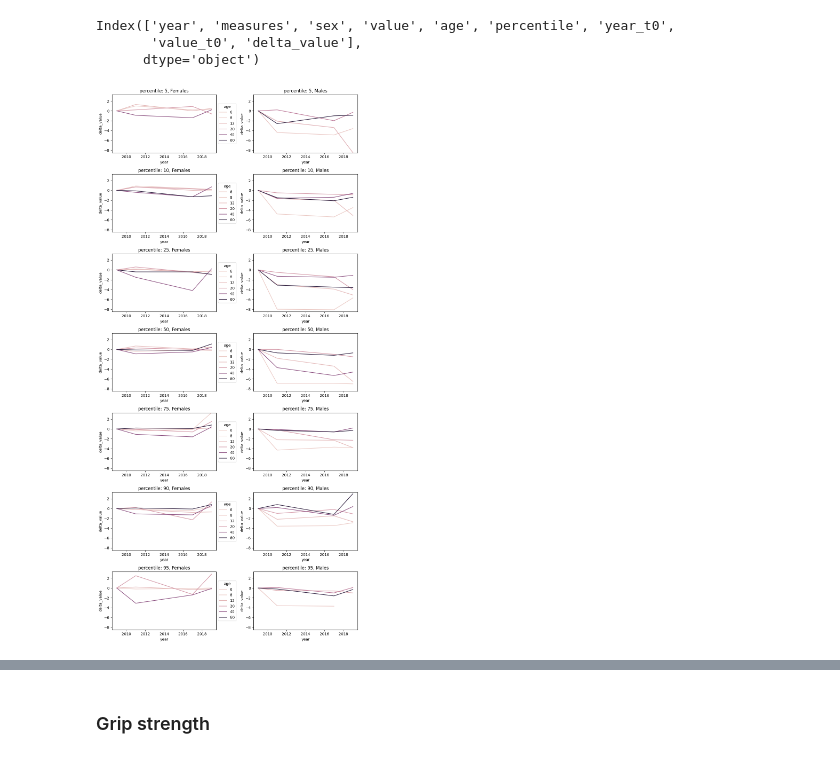
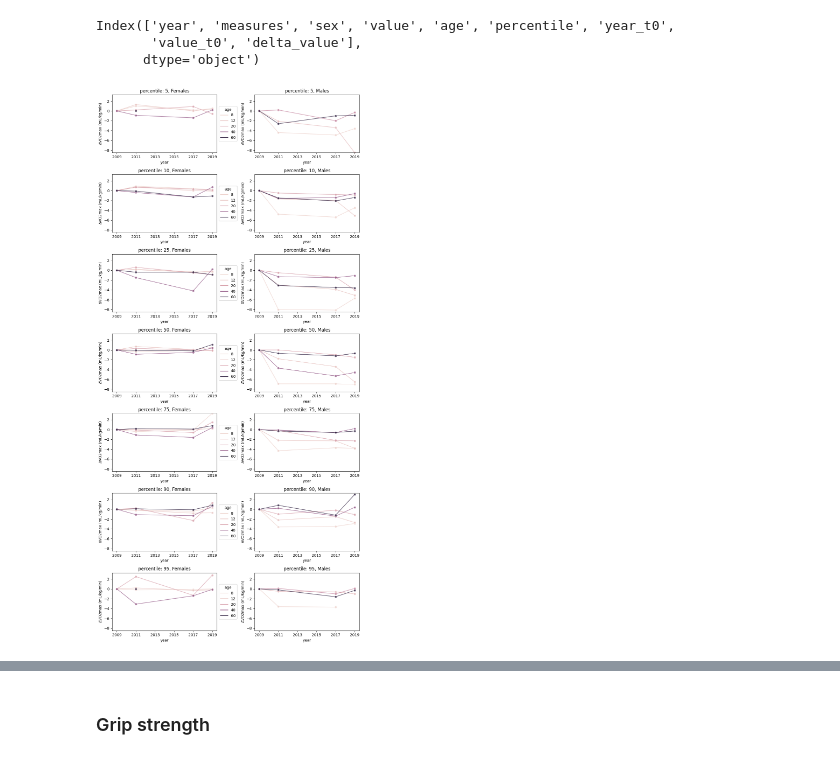
Before and after one commit to silvhua/lighthouse-RnR-project, a Jupyter notebook: canada_fitness.ipynb, the cells around one changed output, grey strips where cells are left out. Saved outputs shown, nothing was run; the diff lists cells and outputs as text; code cells hidden in the pictures.

Commit message:
add figures

```diff
--- a/canada_fitness.ipynb
+++ b/canada_fitness.ipynb
@@ -19,7 +20,7 @@ relevant_columns = [
 ## Exploration
 # %%
 df = load_csv('canadafitness.csv',
-    filepath='../final project ideas/Canada Physical fitness measures of the household population',
+    filepath='./Canada Physical fitness measures of the household population',
     usecols=relevant_columns)
 df.head()
 # %% [output]
@@ -212,7 +213,7 @@ df[filter].groupby(groupby).agg({'VALUE': 'count'}).sort_values(by=groupby+['Age
 # Data prep
 # %%
 df = load_csv('canadafitness.csv',
-    filepath='../final project ideas/Canada Physical fitness measures of the household population',
+    filepath='./Canada Physical fitness measures of the household population',
     usecols=relevant_columns)
 df.head()
 # %% [output]
@@ -372,8 +373,8 @@ df_crf
 | 836 | 2019 | Predicted maximal oxygen consumption | Females | 30.0 | 60 | 90 | 2009.0 | 29.2 | 0.8 |
 279 rows × 9 columns
 # %%
-filter = df_crf['age'] == 20
-sns.boxplot(data=df_crf[filter], y='value', hue='sex', x='year')
+# filter = df_crf['age'] == 20
+# sns.boxplot(data=df_crf[filter], y='value', hue='sex', x='year')
 # %% [output]
 <AxesSubplot: xlabel='year', ylabel='value'>
 [figure]
@@ -427,0 +458,3 @@ Name: age, dtype: int64
+# %%
+xticks = [year for year in range(2009,2021, 2)]
+xticks
@@ -469,7 +601,10 @@ Index(['year', 'measures', 'sex', 'value', 'age', 'percentile', 'year_t0',
        'value_t0', 'delta_value'],
       dtype='object')
 # %%
-lineplots(df_crf, y='delta_value', x='year', column='sex', row='percentile', hue='age')
+plot_delta_crf_percentile = lineplots(df_crf[(df_crf['age'] > 6)],# & (df_crf['percentile'] != 5) & (df_crf['percentile'] != 95)],
+    y='delta_value', x='year', column='sex', row='percentile', hue='age', yaxis_label='∆VO2max (mL/kg/min)',
+    xticks=xticks);
 # Each line represents an age group
+plot_delta_crf_percentile.savefig(r'./Change in VO2max from baseline by percentile.png')
 # %% [output]
-[figure, old version]
+[figure, new version]
```
Also changed, not shown: parts of 27 cells of this notebook, 11 other files.
